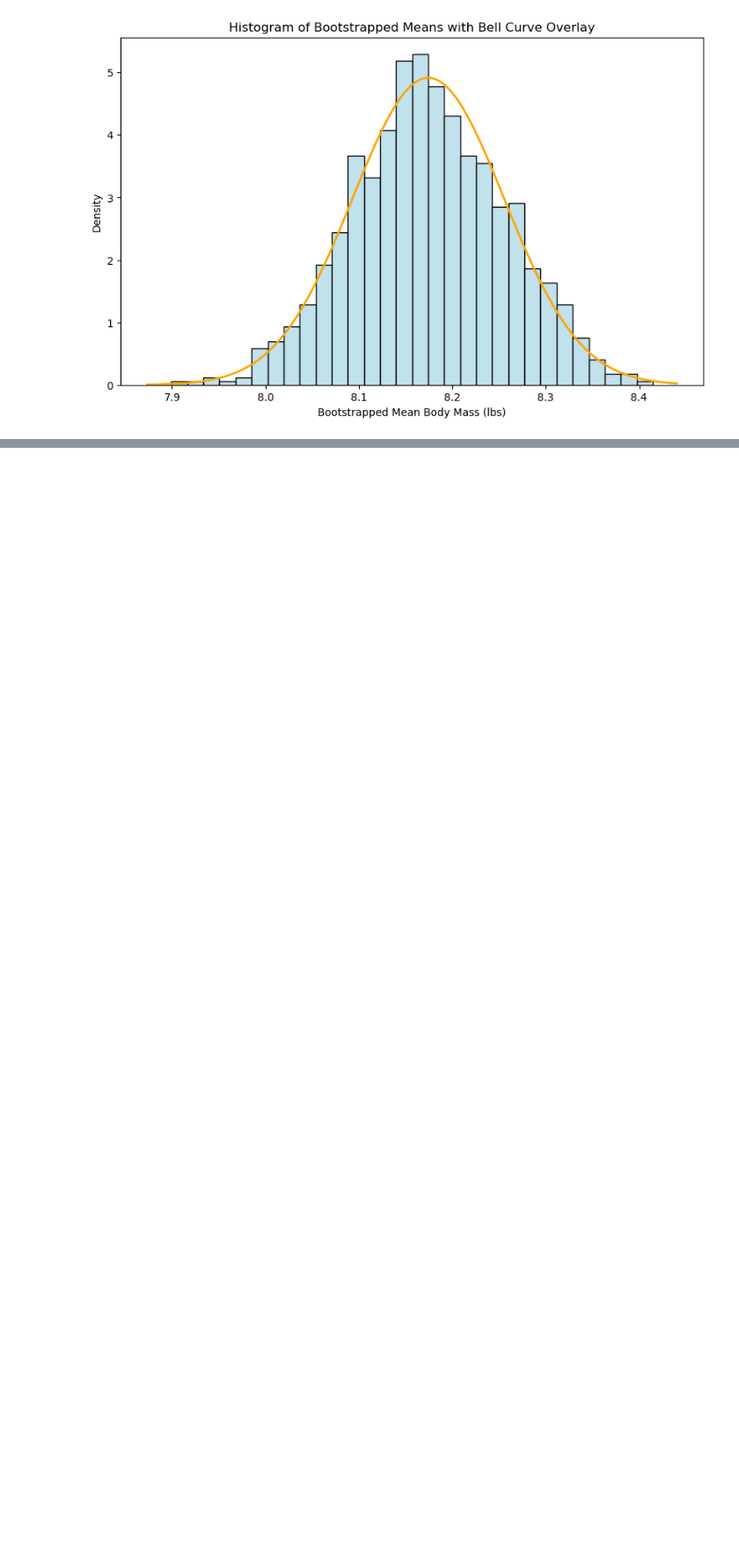
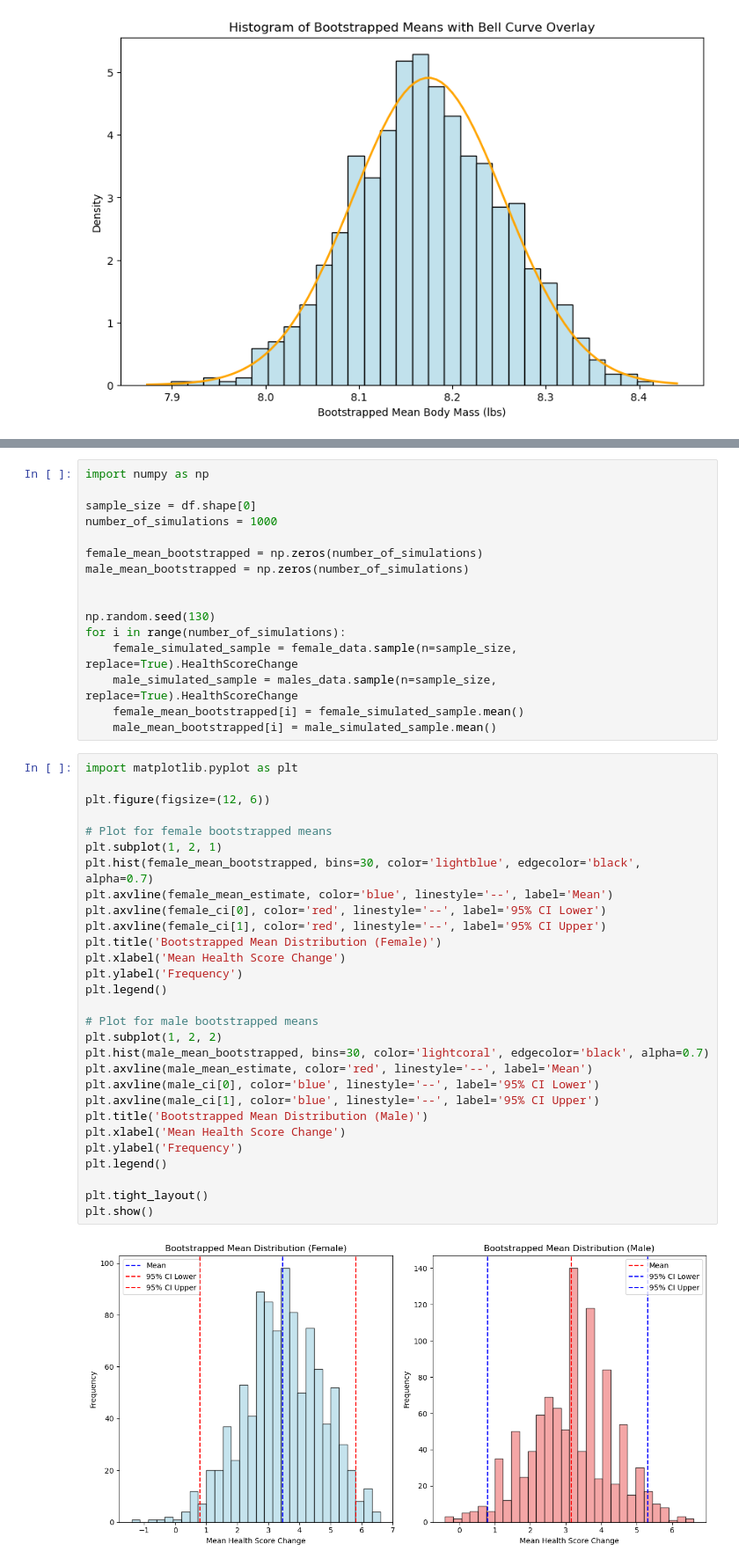
Before and after one commit to LucaPiccone/sta130, a Jupyter notebook: HW/HW_04.ipynb, the cells around one changed output, grey strips where cells are left out. Shown at 88% size. Saved outputs shown, nothing was run; the diff lists cells and outputs as text; blank space fills up the shorter version.

```diff
--- a/HW/HW_04.ipynb
+++ b/HW/HW_04.ipynb
@@ -302,0 +602,47 @@ plt.show()
+# %%
+import numpy as np
+
+sample_size = df.shape[0]
+number_of_simulations = 1000
+
+female_mean_bootstrapped = np.zeros(number_of_simulations)
+male_mean_bootstrapped = np.zeros(number_of_simulations)
+
+
+np.random.seed(130)
+for i in range(number_of_simulations):
+    female_simulated_sample = female_data.sample(n=sample_size, replace=True).HealthScoreChange
+    male_simulated_sample = males_data.sample(n=sample_size, replace=True).HealthScoreChange
+    female_mean_bootstrapped[i] = female_simulated_sample.mean()
+    male_mean_bootstrapped[i] = male_simulated_sample.mean()
+# %%
+import matplotlib.pyplot as plt
+
+plt.figure(figsize=(12, 6))
+
+# Plot for female bootstrapped means
+plt.subplot(1, 2, 1)
+plt.hist(female_mean_bootstrapped, bins=30, color='lightblue', edgecolor='black', alpha=0.7)
+plt.axvline(female_mean_estimate, color='blue', linestyle='--', label='Mean')
+plt.axvline(female_ci[0], color='red', linestyle='--', label='95% CI Lower')
+plt.axvline(female_ci[1], color='red', linestyle='--', label='95% CI Upper')
+plt.title('Bootstrapped Mean Distribution (Female)')
+plt.xlabel('Mean Health Score Change')
+plt.ylabel('Frequency')
+plt.legend()
+
+# Plot for male bootstrapped means
+plt.subplot(1, 2, 2)
+plt.hist(male_mean_bootstrapped, bins=30, color='lightcoral', edgecolor='black', alpha=0.7)
+plt.axvline(male_mean_estimate, color='red', linestyle='--', label='Mean')
+plt.axvline(male_ci[0], color='blue', linestyle='--', label='95% CI Lower')
+plt.axvline(male_ci[1], color='blue', linestyle='--', label='95% CI Upper')
+plt.title('Bootstrapped Mean Distribution (Male)')
+plt.xlabel('Mean Health Score Change')
+plt.ylabel('Frequency')
+plt.legend()
+
+plt.tight_layout()
+plt.show()
+# %% [output]
+[figure, added]
```
Also changed, not shown: parts of 34 cells of this notebook, 2 other files.
